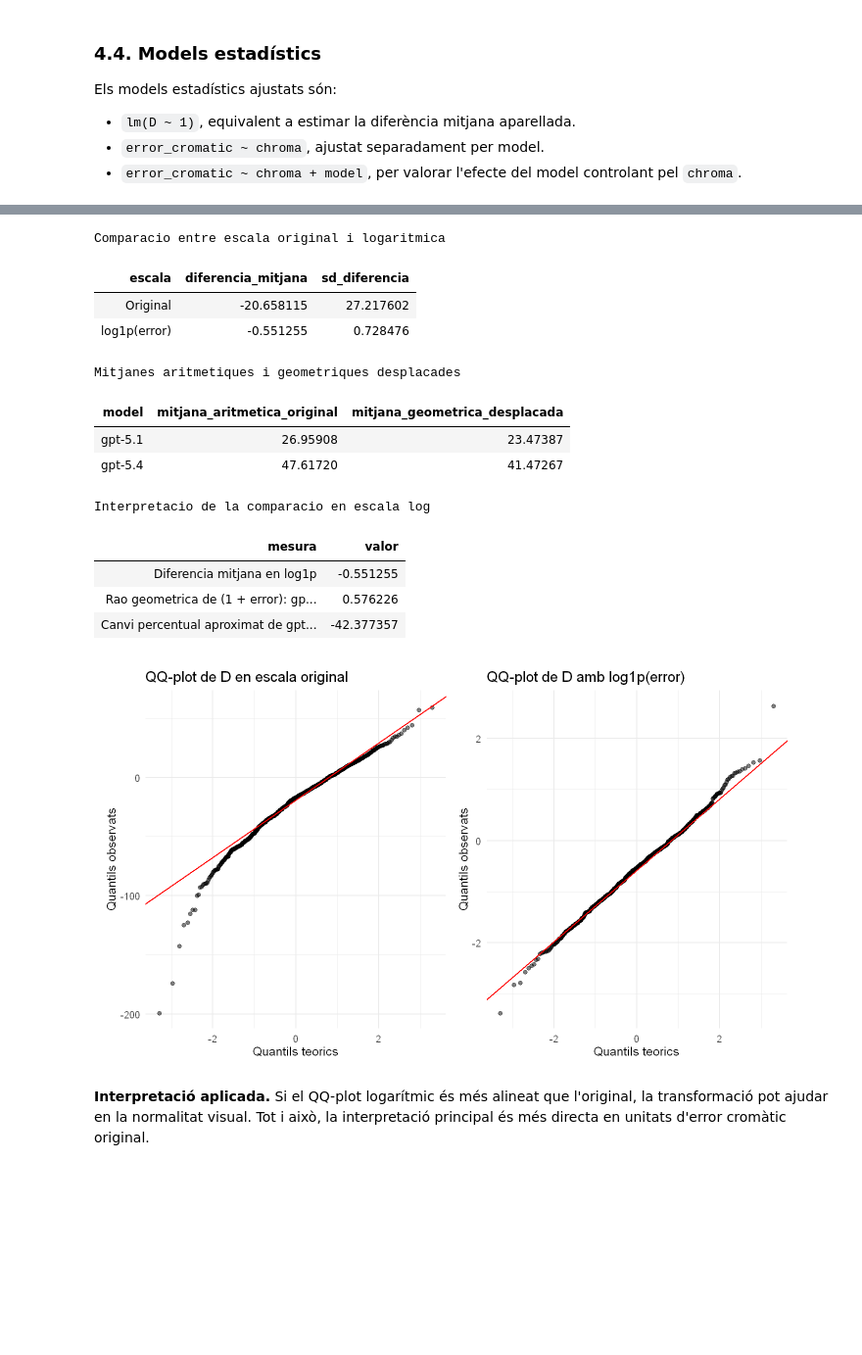
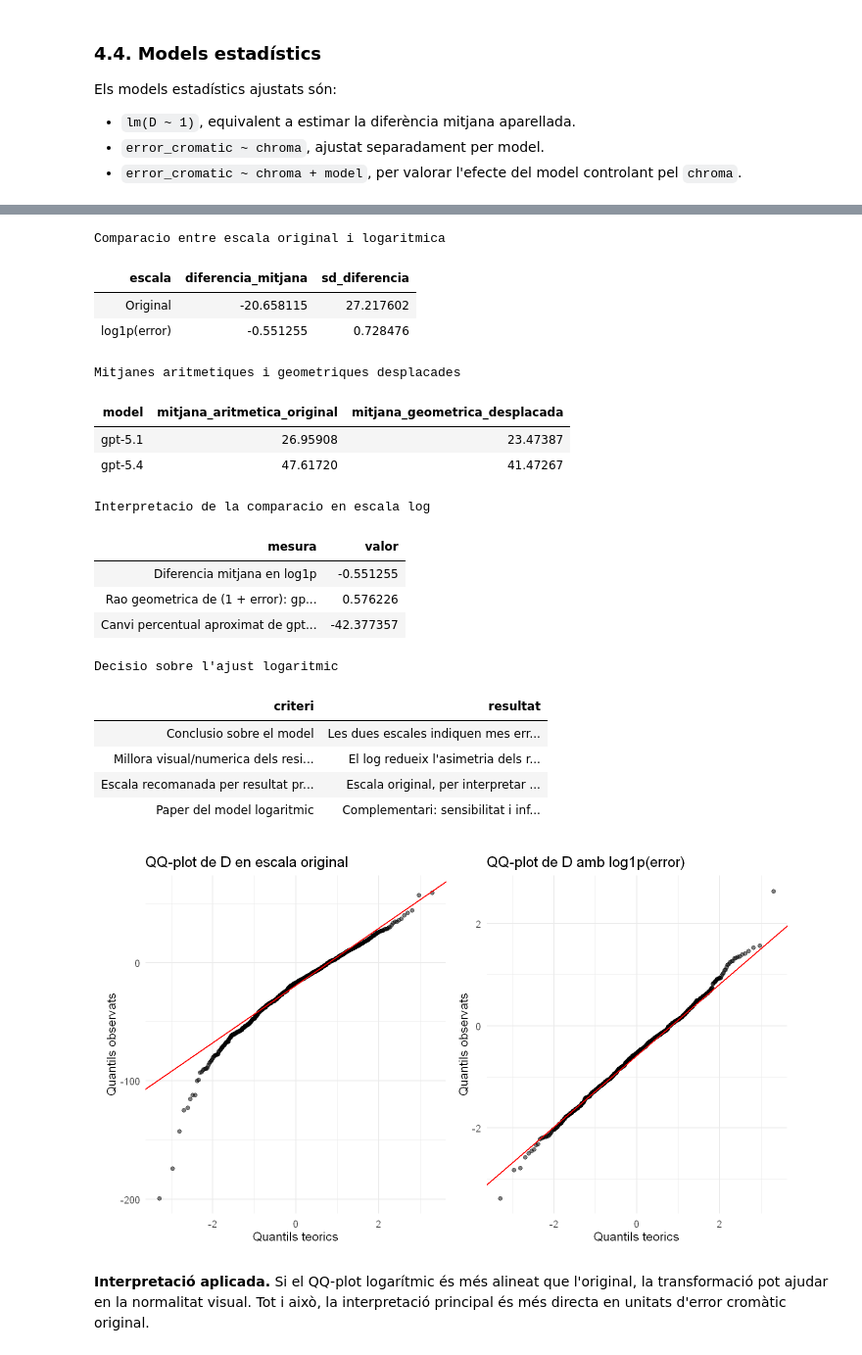
Before and after one commit to adriasebastia/color-llm-benchmark, a Jupyter notebook: analisis/estudi_models_5_1_5_4.ipynb, the cells around one changed output, grey strips where cells are left out. Shown at 98% size. Saved outputs shown, nothing was run; the diff lists cells and outputs as text; code cells hidden in the pictures; blank space fills up the shorter version.

```diff
--- a/analisis/estudi_models_5_1_5_4.ipynb
+++ b/analisis/estudi_models_5_1_5_4.ipynb
@@ -1260,8 +1405,8 @@ dades_log <- dades_aparellades %>%
 # Test aparellat en escala logaritmica, nomes com a sensibilitat.
 test_t_log <- t.test(dades_log$log_error_5_1, dades_log$log_error_5_4, paired = TRUE)
 
-# Sortida original de R del test en escala log.
-test_t_log
+# Sortida nativa de R del test en escala log.
+print(test_t_log)
 
 resum_log_models <- tibble(
   model = c(model_a, model_b),
@@ -1306,33 +1451,69 @@ resum_log <- tibble(
 
 graf_qq_D_original + graf_qq_D_log
 
 taula(resum_log, digits = 6, caption = "Comparacio entre escala original i logaritmica")
 taula(resum_log_models, digits = 6, caption = "Mitjanes aritmetiques i geometriques desplacades")
 taula(resum_log_comparacio, digits = 6, caption = "Interpretacio de la comparacio en escala log")
+
+# Decisio aplicada sobre l'us del log en aquest estudi.
+coef_model_original <- coef_model_multiple %>% filter(term == "modelgpt-5.4")
+coef_model_log <- coef_model_multiple_log %>% filter(term == "modelgpt-5.4")
+
+millora_asimetria <- abs(resum_diagnostics_models$asimetria_residus[resum_diagnostics_models$escala == "log1p(error)"]) <
+  abs(resum_diagnostics_models$asimetria_residus[resum_diagnostics_models$escala == "Original"])
+
+mateixa_conclusio_model <- coef_model_original$estimate > 0 & coef_model_log$estimate > 0
+
+decisio_log <- tibble(
+  criteri = c(
+    "Conclusio sobre el model",
+    "Millora visual/numerica dels residus amb log",
+    "Escala recomanada per resultat principal",
+    "Paper del model logaritmic"
+  ),
+  resultat = c(
+    ifelse(mateixa_conclusio_model,
+           "Les dues escales indiquen mes error per gpt-5.4 que per gpt-5.1",
+           "Les dues escales no donen exactament la mateixa lectura"),
+    ifelse(millora_asimetria,
+           "El log redueix l'asimetria dels residus",
+           "El log no millora clarament l'asimetria dels residus"),
+    "Escala original, per interpretar punts d'error cromatic",
+    "Complementari: sensibilitat i inferencia multiplicativa"
+  )
+)
+
+taula(decisio_log, caption = "Decisio sobre l'ajust logaritmic")
 # %% [output]
         Paired t-test
 
 data:  dades_log$log_error_5_1 and dades_log$log_error_5_4
 t = -23.93, df = 999, p-value < 0.00000000000000022
 alternative hypothesis: true mean difference is not equal to 0
 95 percent confidence interval:
  -0.5964599 -0.5060492
 sample estimates:
 mean difference
      -0.5512546
 Comparacio entre escala original i logaritmica
 | escala | diferencia_mitjana | sd_diferencia |
 | Original | -20.658115 | 27.217602 |
 | log1p(error) | -0.551255 | 0.728476 |
 Mitjanes aritmetiques i geometriques desplacades
 | model | mitjana_aritmetica_original | mitjana_geometrica_desplacada |
 | gpt-5.1 | 26.95908 | 23.47387 |
 | gpt-5.4 | 47.61720 | 41.47267 |
 Interpretacio de la comparacio en escala log
 | mesura | valor |
 | Diferencia mitjana en log1p | -0.551255 |
 | Rao geometrica de (1 + error): gp... | 0.576226 |
 | Canvi percentual aproximat de gpt... | -42.377357 |
+Decisio sobre l'ajust logaritmic
+| criteri | resultat |
+| Conclusio sobre el model | Les dues escales indiquen mes err... |
+| Millora visual/numerica dels resi... | El log redueix l'asimetria dels r... |
+| Escala recomanada per resultat pr... | Escala original, per interpretar ... |
+| Paper del model logaritmic | Complementari: sensibilitat i inf... |
 [figure]
 # %% [markdown]
 **Interpretació aplicada.** Si el QQ-plot logarítmic és més alineat que l'original, la transformació pot ajudar en la normalitat visual. Tot i això, la interpretació principal és més directa en unitats d'error cromàtic original.
```
Also changed, not shown: parts of 7 cells of this notebook.
